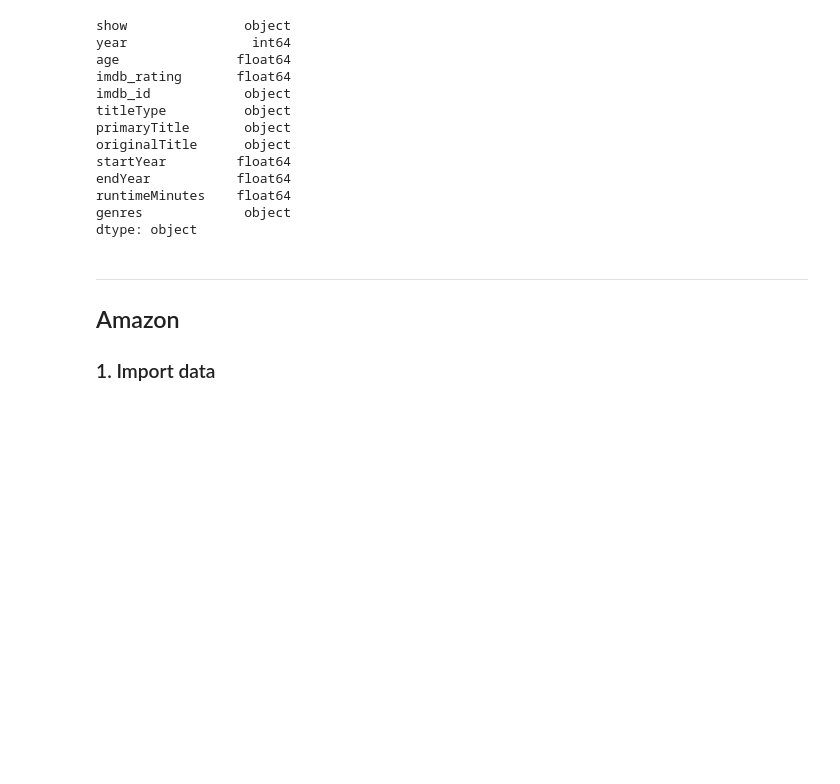
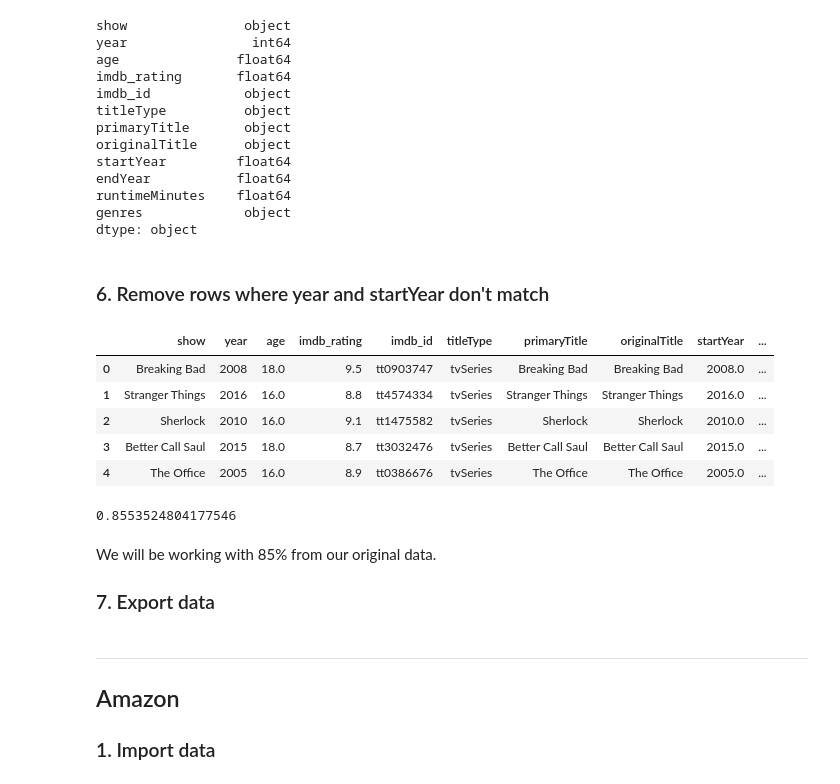
Before and after one commit to ilse-espino/streaming_service_recommender, a Jupyter notebook: Notebooks/03.2_final_cleaning.ipynb, the cells around one changed output. Cells and saved outputs as stored; diff of their text form; code cells hidden in the pictures; blank space fills up the shorter version.

```diff
--- a/Notebooks/03.2_data_types_cleaning.ipynb
+++ b/Notebooks/03.2_final_cleaning.ipynb
@@ -158,6 +159,27 @@ endYear           float64
 runtimeMinutes    float64
 genres             object
 dtype: object
+# %% [markdown]
+### 6. Remove rows where year and startYear don't match
+# %%
+netflix = netflix[netflix["year"] == netflix["startYear"]].reset_index(drop=True)
+
+netflix.head()
+# %% [output]
+|  | show | year | age | imdb_rating | imdb_id | titleType | primaryTitle | originalTitle | startYear | ... |
+| 0 | Breaking Bad | 2008 | 18.0 | 9.5 | tt0903747 | tvSeries | Breaking Bad | Breaking Bad | 2008.0 | ... |
+| 1 | Stranger Things | 2016 | 16.0 | 8.8 | tt4574334 | tvSeries | Stranger Things | Stranger Things | 2016.0 | ... |
+| 2 | Sherlock | 2010 | 16.0 | 9.1 | tt1475582 | tvSeries | Sherlock | Sherlock | 2010.0 | ... |
+| 3 | Better Call Saul | 2015 | 18.0 | 8.7 | tt3032476 | tvSeries | Better Call Saul | Better Call Saul | 2015.0 | ... |
+| 4 | The Office | 2005 | 16.0 | 8.9 | tt0386676 | tvSeries | The Office | The Office | 2005.0 | ... |
+# %%
+len(netflix) / 1915
+# %% [output]
+0.8553524804177546
+# %% [markdown]
+We will be working with 85% from our original data.
+
+### 7. Export data
 # %%
 # netflix.to_pickle(path + "Data/netflix_final_clean.pkl")
 # %% [markdown]
```
Also changed, not shown: parts of 13 cells of this notebook, 14 other files.
